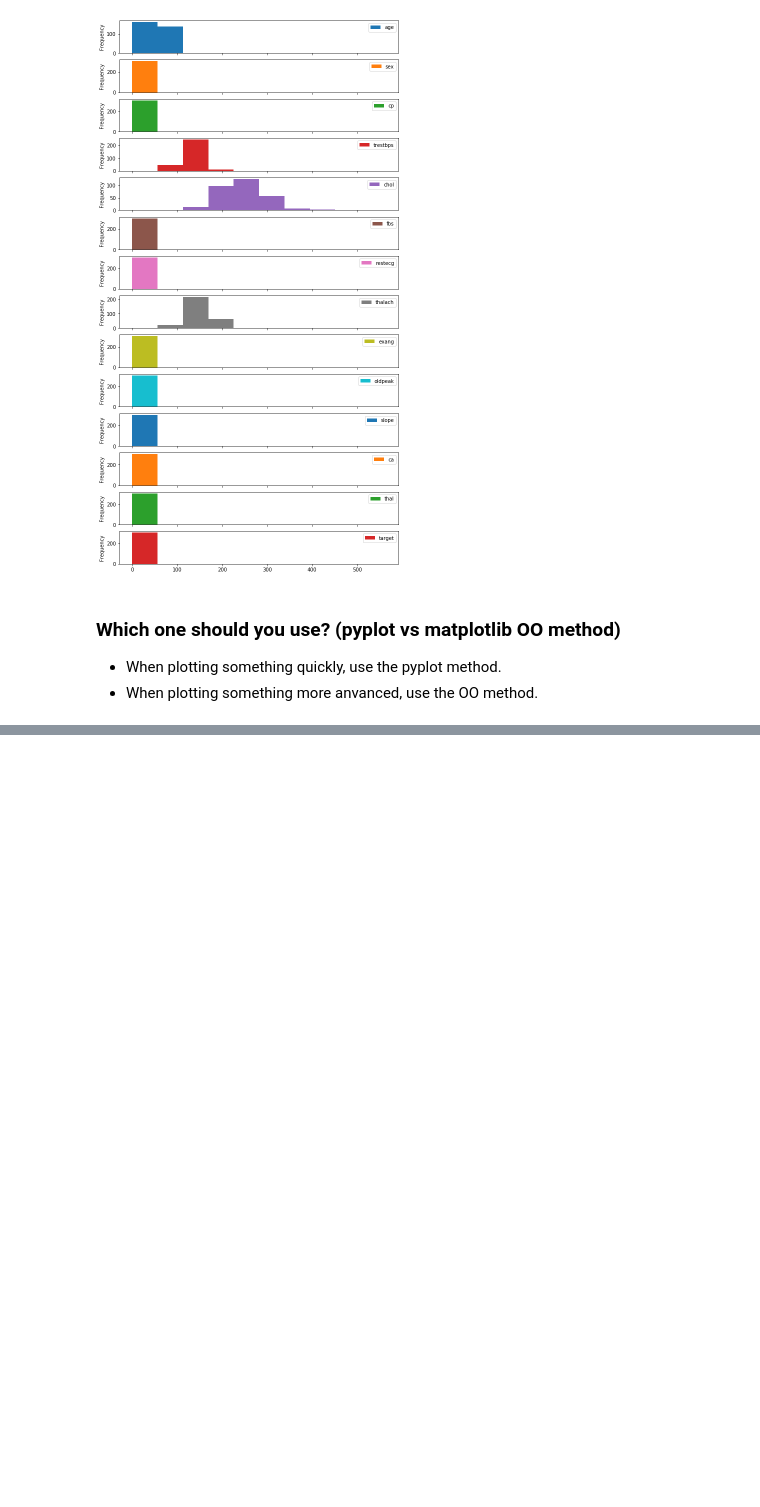
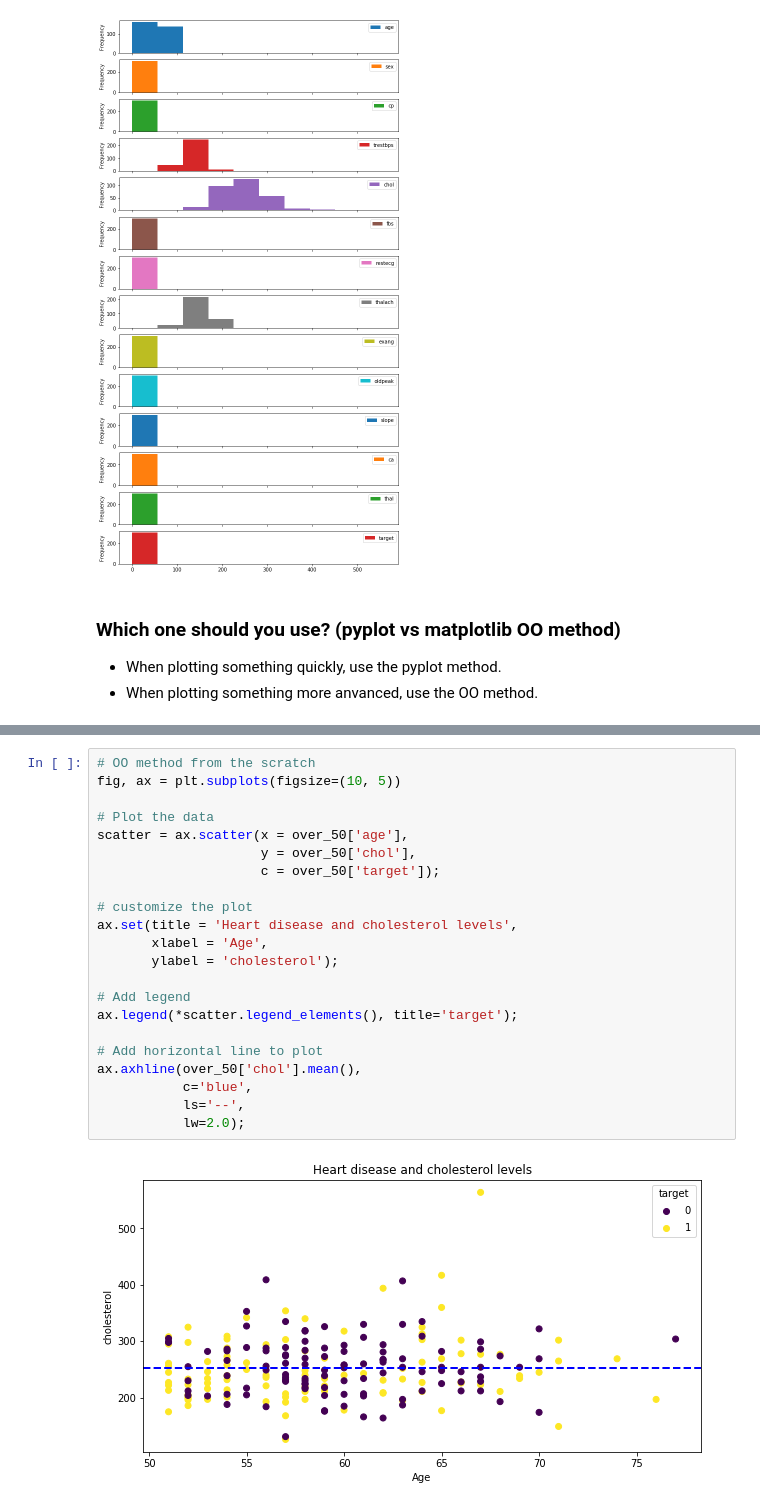
Before and after one commit to Hamedkalantari0111/machine_learning, a Jupyter notebook: Sec8-Matplotlib/Introduction to Matplotlib.ipynb, the cells around one changed output, grey strips where cells are left out. Drawn from its saved outputs; the diff is of its cells as text; blank space fills up the shorter version.

```diff
--- a/Sec8-Matplotlib/Introduction to Matplotlib.ipynb
+++ b/Sec8-Matplotlib/Introduction to Matplotlib.ipynb
@@ -408,0 +452,24 @@ heart_disease.plot.hist(figsize=(10, 20), subplots=True);
+# %%
+# OO method from the scratch
+fig, ax = plt.subplots(figsize=(10, 5))
+
+# Plot the data
+scatter = ax.scatter(x = over_50['age'],
+                     y = over_50['chol'],
+                     c = over_50['target']);
+
+# customize the plot
+ax.set(title = 'Heart disease and cholesterol levels',
+       xlabel = 'Age',
+       ylabel = 'cholesterol');
+
+# Add legend
+ax.legend(*scatter.legend_elements(), title='target');
+
+# Add horizontal line to plot
+ax.axhline(over_50['chol'].mean(),
+           c='blue',
+           ls='--',
+           lw=2.0);
+# %% [output]
+[figure, added]
```
Also changed, not shown: parts of 33 cells of this notebook, 4 other files.
